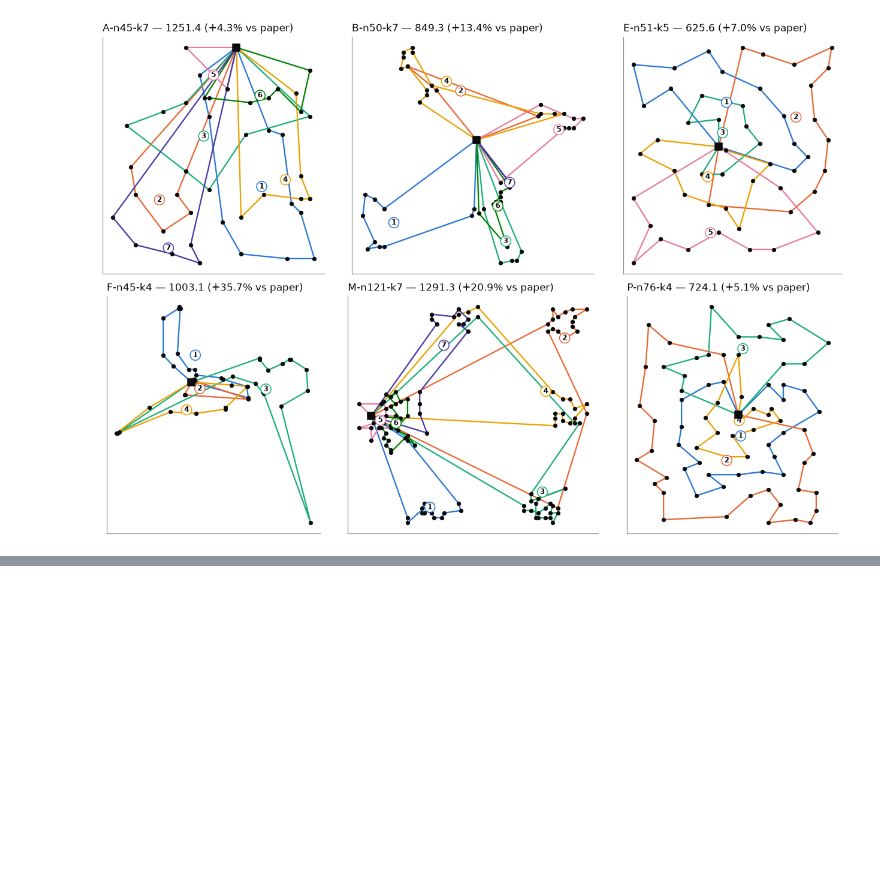
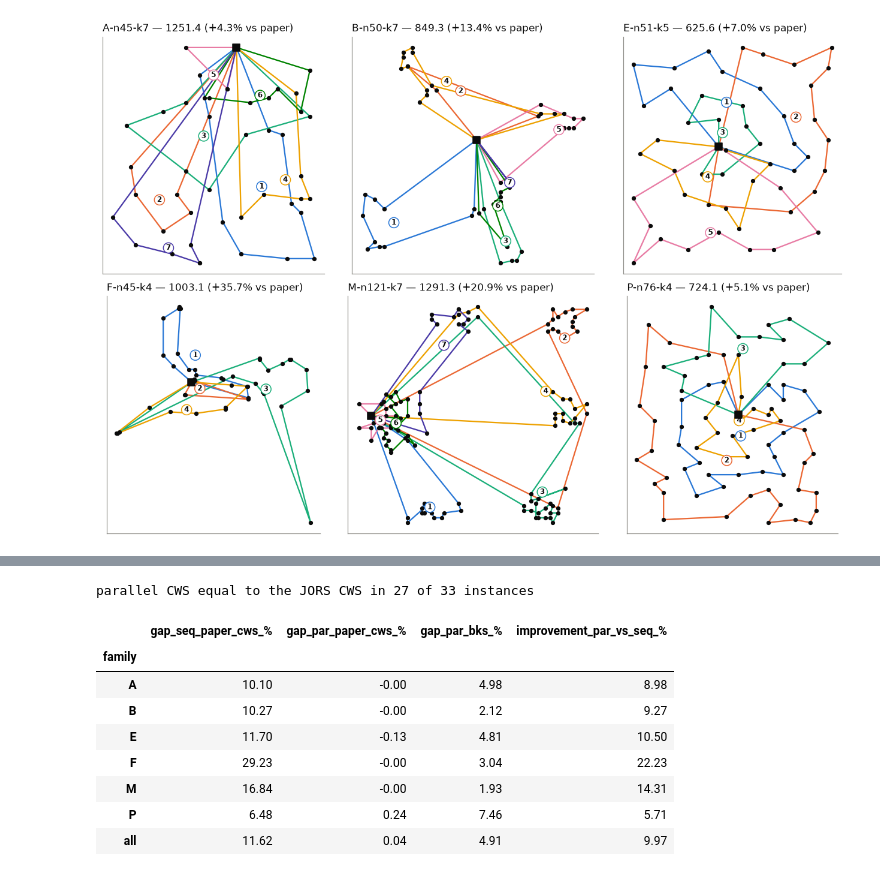
Before and after one commit to Inurria979/Heuristic-Algorithms-in-Transport-and-Finance, a Jupyter notebook: VRP/src/vrp.ipynb, the cells around one changed output, grey strips where cells are left out. Cells and saved outputs as stored; diff of their text form; code cells hidden in the pictures; blank space fills up the shorter version.

```diff
--- a/VRP/src/vrp.ipynb
+++ b/VRP/src/vrp.ipynb
@@ -377,0 +472,18 @@ plt.show()
+# %%
+cols = ["gap_seq_paper_cws_%", "gap_par_paper_cws_%", "gap_par_bks_%", "improvement_par_vs_seq_%"]
+summary_par = comparison.groupby("family")[cols].mean()
+summary_par.loc["all"] = comparison[cols].mean()
+exact = (comparison.par_cost - comparison.paper_cws).abs() < 0.015  # JORS rounds to 2 decimals
+print(f"parallel CWS equal to the JORS CWS in {exact.sum()} of {len(exact)} instances")
+summary_par.round(2)
+# %% [output]
+parallel CWS equal to the JORS CWS in 27 of 33 instances
+|  | gap_seq_paper_cws_% | gap_par_paper_cws_% | gap_par_bks_% | improvement_par_vs_seq_% |
+| family |  |  |  |  |
+| A | 10.10 | -0.00 | 4.98 | 8.98 |
+| B | 10.27 | -0.00 | 2.12 | 9.27 |
+| E | 11.70 | -0.13 | 4.81 | 10.50 |
+| F | 29.23 | -0.00 | 3.04 | 22.23 |
+| M | 16.84 | -0.00 | 1.93 | 14.31 |
+| P | 6.48 | 0.24 | 7.46 | 5.71 |
+| all | 11.62 | 0.04 | 4.91 | 9.97 |
```
Also changed, not shown: parts of 12 cells of this notebook, 8 other files.
